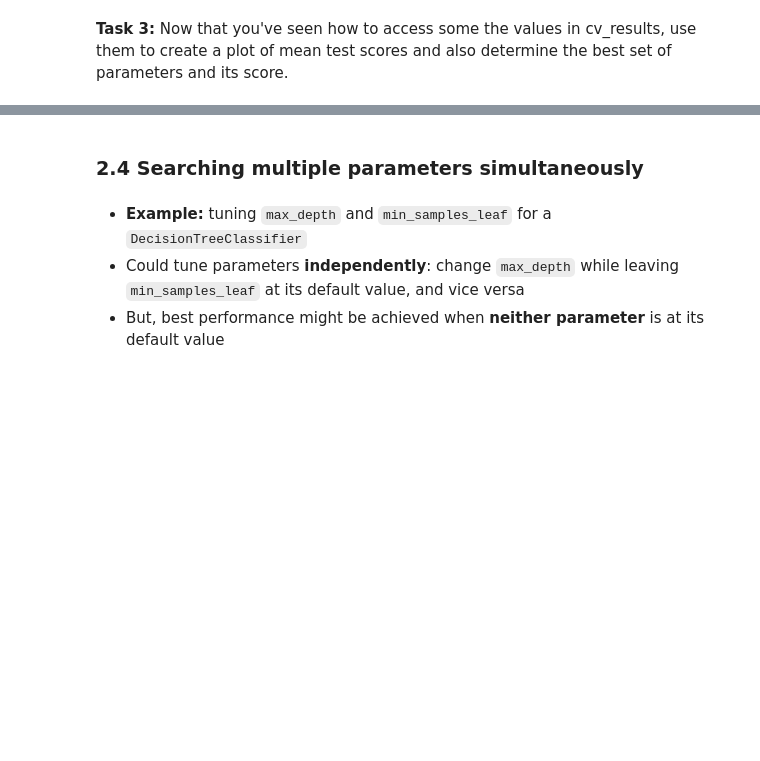
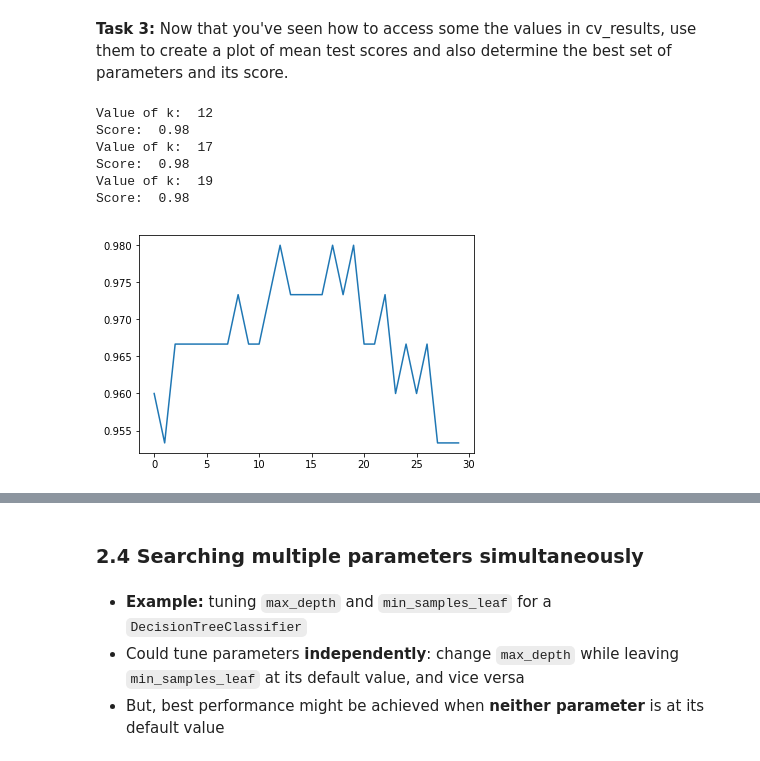
Before and after one commit to sjmccorm1993/a3-sjmccorm1993, a Jupyter notebook: lab3b.ipynb, the cells around one changed output, grey strips where cells are left out. Cells and saved outputs as stored; diff of their text form; code cells hidden in the pictures; blank space fills up the shorter version.

```diff
--- a/lab3b.ipynb
+++ b/lab3b.ipynb
@@ -263,11 +327,30 @@ __Task 3:__ Now that you've seen how to access some the values in cv_results, us
 # %%
 # Implement your solution using array of of the mean test scores,
 # called grid_mean_scores
-# YOUR CODE HERE
+
+grid_mean_scores = grid.cv_results_['mean_test_score']
+
+plt.plot(grid_mean_scores)
+
+max_score = max(grid_mean_scores)
+
+for idx, score in enumerate(grid_mean_scores):
+
+    if score == max_score:
+        print("Value of k: ", idx)
+        print("Score: ", score)
 
 # test cases, do not change!
 assert len(grid_mean_scores)==30
 assert isinstance(grid_mean_scores[0], np.float)
+# %% [output]
+Value of k:  12
+Score:  0.98
+Value of k:  17
+Score:  0.98
+Value of k:  19
+Score:  0.98
+[figure, added]
 # %%
 # Finding the set of parameter and associated model is such a common task,
 # it is also stored automatically
```
Also changed, not shown: parts of 41 cells of this notebook, 6 other files.
